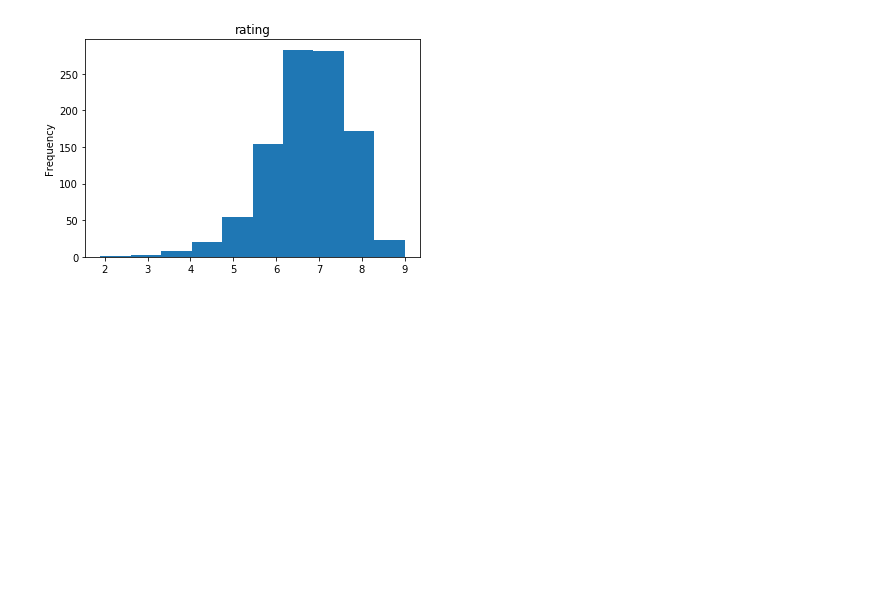
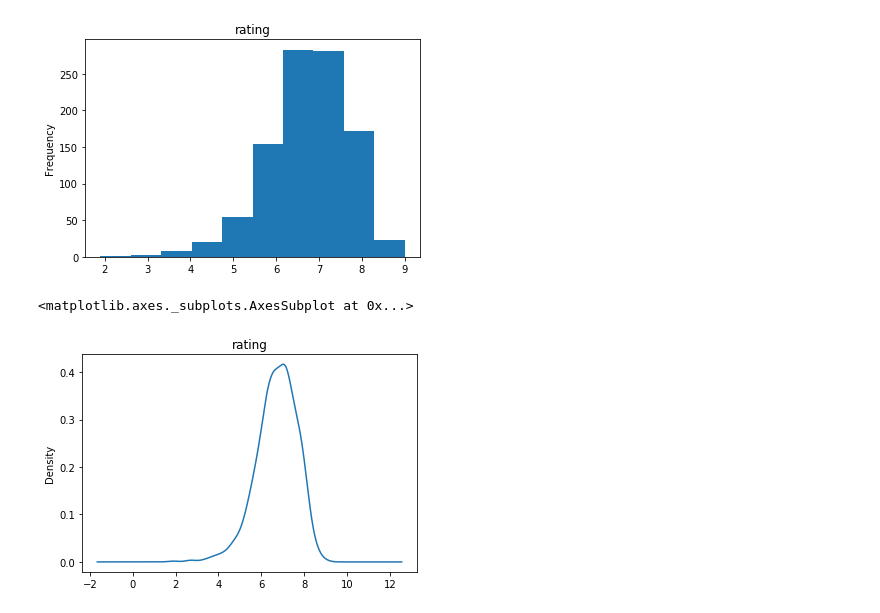
Before and after one commit to ElijahCoding/DataScience, a Jupyter notebook: AdvancedMachineLearning/Pandas/Tutorial.ipynb, the cells around one changed output. Cells and saved outputs as stored; diff of their text form; code cells hidden in the pictures; blank space fills up the shorter version.

Commit message:
doing some basic matplotlib

```diff
--- a/AdvancedMachineLearning/Pandas/Tutorial.ipynb
+++ b/AdvancedMachineLearning/Pandas/Tutorial.ipynb
@@ -403,3 +403,8 @@ df['rating'].plot(kind='hist', title='rating')
 # %% [output]
 <matplotlib.axes._subplots.AxesSubplot at 0x...>
 [figure]
+# %%
+df['rating'].plot(kind='kde', title='rating')
+# %% [output]
+<matplotlib.axes._subplots.AxesSubplot at 0x...>
+[figure, added]
```
Also changed, not shown: parts of 7 cells of this notebook, 1 other file.
